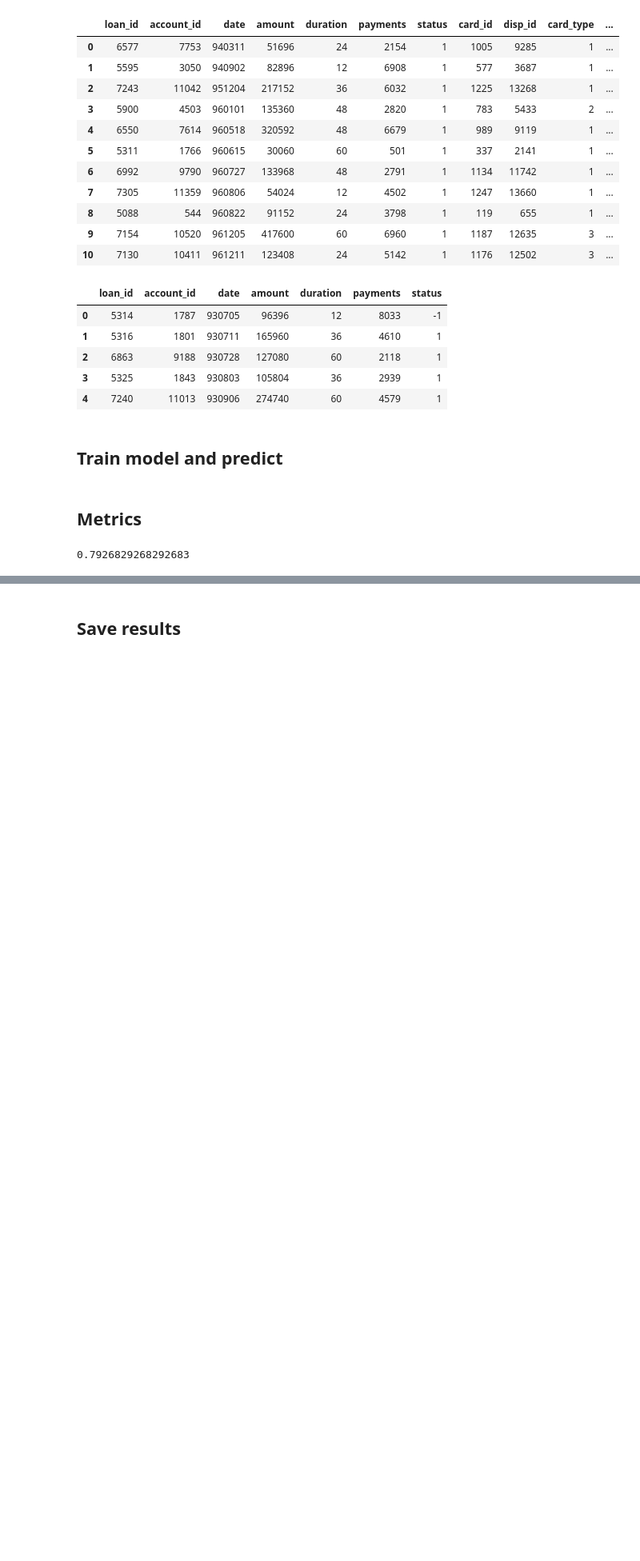
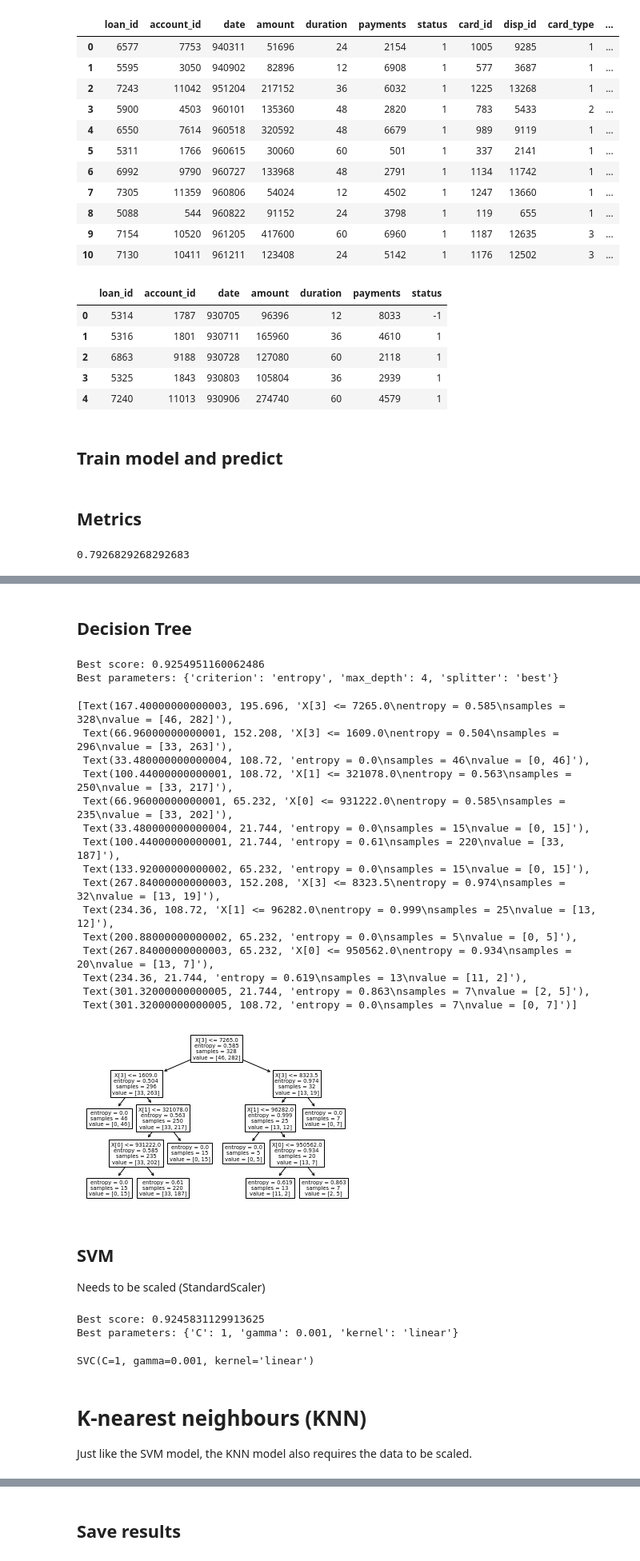
Before and after one commit to Educorreia932/FEUP-AC, a Jupyter notebook: Data Mining Project/notebooks/notebook.ipynb, the cells around one changed output, grey strips where cells are left out. Shown at 80% size. Drawn from its saved outputs; the diff is of its cells as text; code cells hidden in the pictures; blank space fills up the shorter version.

Commit message:
Added models

```diff
--- a/Data Mining Project/notebooks/notebook.ipynb
+++ b/Data Mining Project/notebooks/notebook.ipynb
@@ -130,0 +145,4 @@ accuracy_score(y_test, y_pred)
+# %%
+columns_to_drop = ["loan_id", "account_id", "status"]
+target_column = "status"
+loan_test_df.drop(columns_to_drop, axis=1)
@@ -130,0 +163,59 @@ accuracy_score(y_test, y_pred)
+# %% [markdown]
+## Decision Tree
+# %%
+from sklearn.tree import DecisionTreeClassifier, plot_tree
+
+parameter_grid = {
+    'criterion': ['gini', 'entropy'],
+    'splitter': ['best', 'random'],
+    'max_depth': range(1, 7)
+}
+
+# No feature selection
+dt = tune_model(loan_train_df, DecisionTreeClassifier(),
+                parameter_grid, columns_to_drop, target_column)
+plot_tree(dt.best_estimator_)
+# %% [output]
+Best score: 0.9254951160062486
+Best parameters: {'criterion': 'entropy', 'max_depth': 4, 'splitter': 'best'}
+[Text(167.40000000000003, 195.696, 'X[3] <= 7265.0\nentropy = 0.585\nsamples = 328\nvalue = [46, 282]'),
+ Text(66.96000000000001, 152.208, 'X[3] <= 1609.0\nentropy = 0.504\nsamples = 296\nvalue = [33, 263]'),
+ Text(33.480000000000004, 108.72, 'entropy = 0.0\nsamples = 46\nvalue = [0, 46]'),
+ Text(100.44000000000001, 108.72, 'X[1] <= 321078.0\nentropy = 0.563\nsamples = 250\nvalue = [33, 217]'),
+ Text(66.96000000000001, 65.232, 'X[0] <= 931222.0\nentropy = 0.585\nsamples = 235\nvalue = [33, 202]'),
+ Text(33.480000000000004, 21.744, 'entropy = 0.0\nsamples = 15\nvalue = [0, 15]'),
+ Text(100.44000000000001, 21.744, 'entropy = 0.61\nsamples = 220\nvalue = [33, 187]'),
+ Text(133.92000000000002, 65.232, 'entropy = 0.0\nsamples = 15\nvalue = [0, 15]'),
+ Text(267.84000000000003, 152.208, 'X[3] <= 8323.5\nentropy = 0.974\nsamples = 32\nvalue = [13, 19]'),
+ Text(234.36, 108.72, 'X[1] <= 96282.0\nentropy = 0.999\nsamples = 25\nvalue = [13, 12]'),
+ Text(200.88000000000002, 65.232, 'entropy = 0.0\nsamples = 5\nvalue = [0, 5]'),
+ Text(267.84000000000003, 65.232, 'X[0] <= 950562.0\nentropy = 0.934\nsamples = 20\nvalue = [13, 7]'),
+ Text(234.36, 21.744, 'entropy = 0.619\nsamples = 13\nvalue = [11, 2]'),
+ Text(301.32000000000005, 21.744, 'entropy = 0.863\nsamples = 7\nvalue = [2, 5]'),
+ Text(301.32000000000005, 108.72, 'entropy = 0.0\nsamples = 7\nvalue = [0, 7]')]
+[figure, added]
+# %% [markdown]
+## SVM
+Needs to be scaled (StandardScaler)
+# %%
+from sklearn.svm import SVC
+from sklearn.preprocessing import StandardScaler
+
+parameter_grid = {
+    'C': [1, 10, 50],
+    'gamma': [0.001, 0.0001],
+    # 'kernel': ['linear', 'poly', 'rbf']
+    'kernel': ['linear', 'poly', 'rbf', 'sigmoid']
+}
+
+# No feature selection
+svc = tune_model(loan_train_df, SVC(), parameter_grid,
+                 columns_to_drop, target_column, scaler=StandardScaler())
+svc.best_estimator_
+# %% [output]
+Best score: 0.9245831129913625
+Best parameters: {'C': 1, 'gamma': 0.001, 'kernel': 'linear'}
+SVC(C=1, gamma=0.001, kernel='linear')
+# %% [markdown]
+# K-nearest neighbours (KNN)
+Just like the SVM model, the KNN model also requires the data to be scaled.
```
Also changed, not shown: parts of 16 cells of this notebook, 2 other files.
